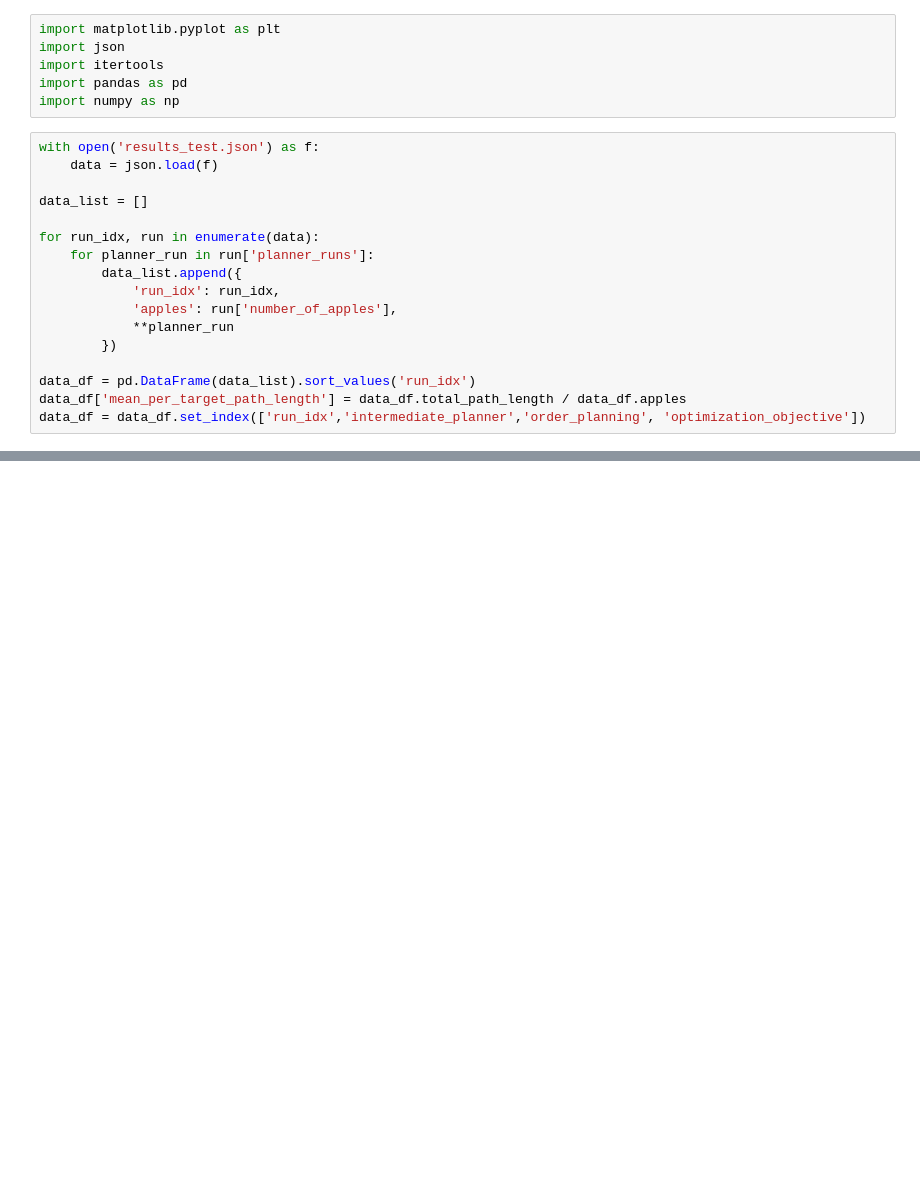
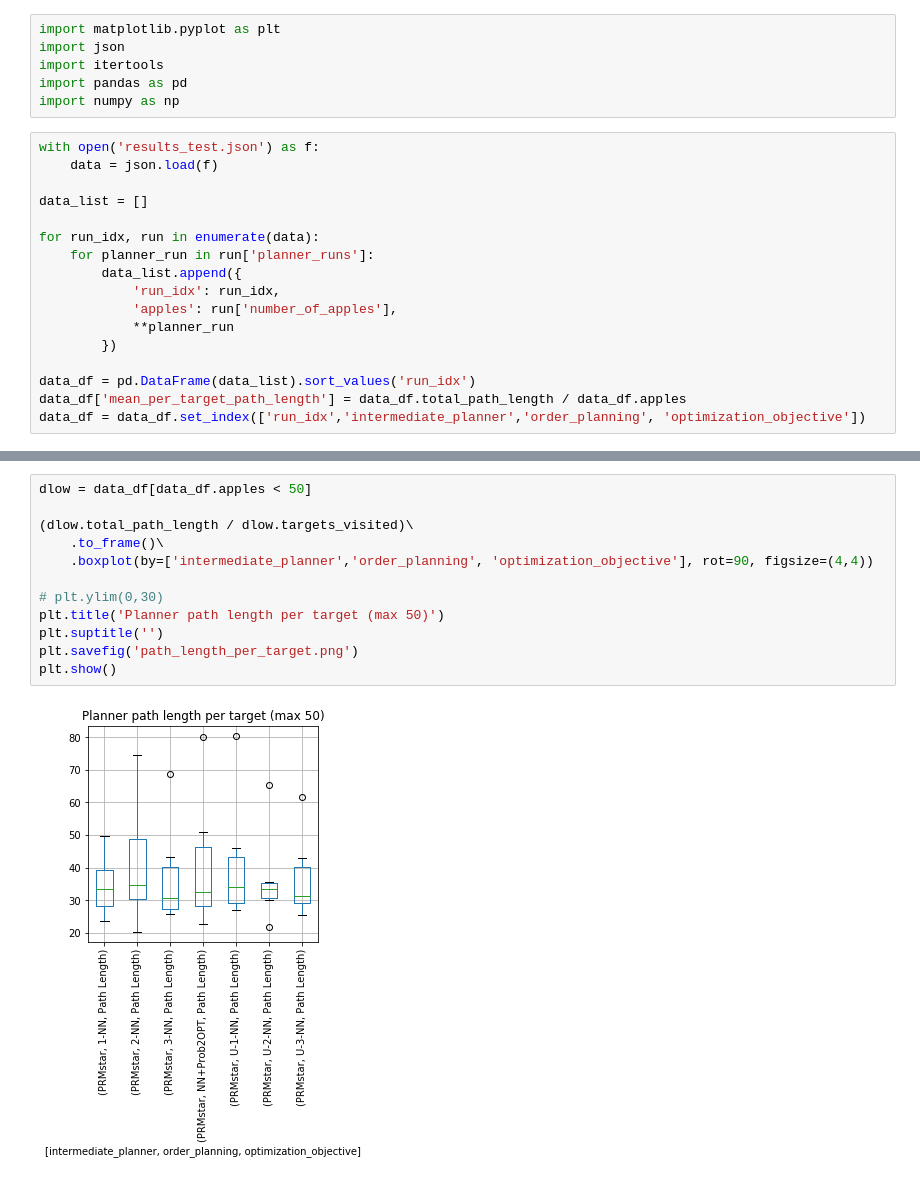
Before and after one commit to werner291/Multigoal-Orchard-Drone-Planning-Library, a Jupyter notebook: analysis/Performance Analysis.ipynb, the cells around one changed output, grey strips where cells are left out. Drawn from its saved outputs; the diff is of its cells as text; blank space fills up the shorter version.

```diff
--- a/analysis/Performance Analysis.ipynb
+++ b/analysis/Performance Analysis.ipynb
@@ -56,3 +74,17 @@ plt.show()
+# %%
+dlow = data_df[data_df.apples < 50]
+
+(dlow.total_path_length / dlow.targets_visited)\
+    .to_frame()\
+    .boxplot(by=['intermediate_planner','order_planning', 'optimization_objective'], rot=90, figsize=(4,4))
+
+# plt.ylim(0,30)
+plt.title('Planner path length per target (max 50)')
+plt.suptitle('')
+plt.savefig('path_length_per_target.png')
+plt.show()
+# %% [output]
+[figure, added]
 # %%
 (data_df.unique_leaves_collided / data_df.targets_visited)\
     .to_frame()\
```
Also changed, not shown: parts of 5 cells of this notebook, 12 other files.
